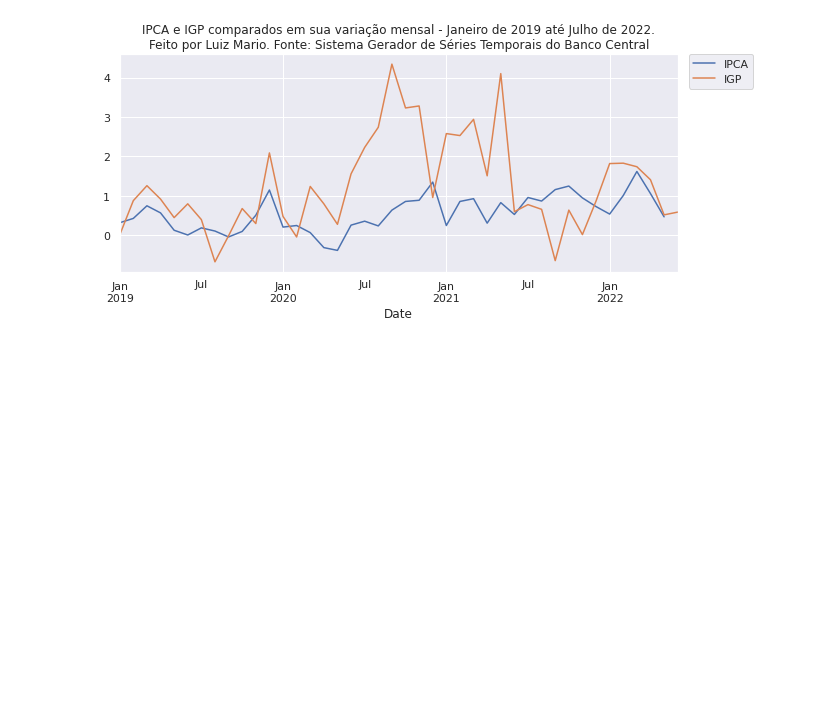
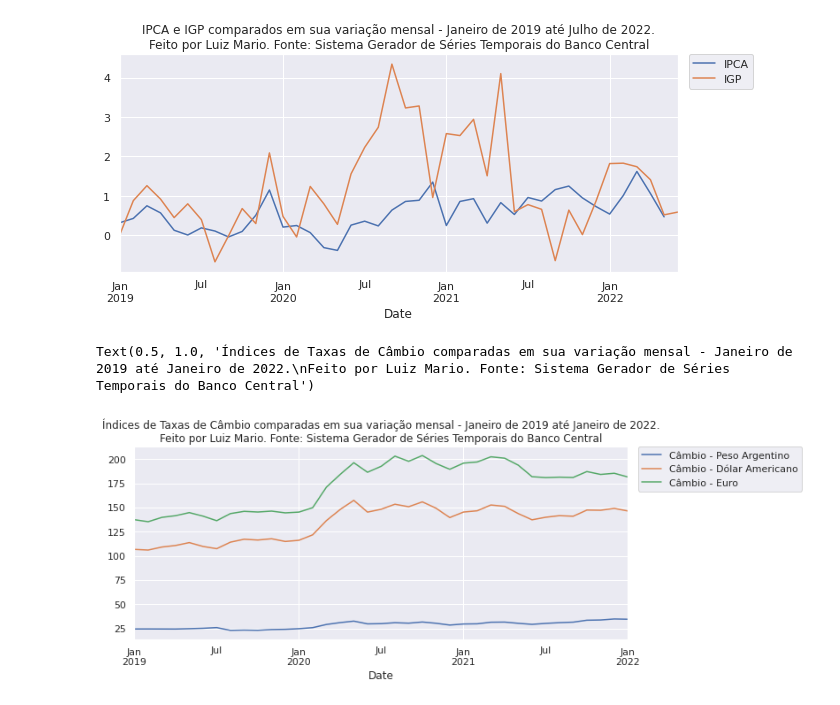
Before and after one commit to luizmarioags/Liga-de-Mercado-Financeiro-UnB, a Jupyter notebook: Graficos_LMF.ipynb, the cells around one changed output. Cells and saved outputs as stored; diff of their text form; code cells hidden in the pictures; blank space fills up the shorter version.

```diff
--- a/Graficos_LMF.ipynb
+++ b/Graficos_LMF.ipynb
@@ -79,3 +79,15 @@ plt.title('IPCA e IGP comparados em sua variação mensal - Janeiro de 2019 até
 # %% [output]
 Text(0.5, 1.0, 'IPCA e IGP comparados em sua variação mensal - Janeiro de 2019 até Julho de 2022.\nFeito por Luiz Mario. Fonte: Sistema Gerador de Séries Temporais do Banco Central')
 [figure]
+# %%
+# Gráfico câmbio comparado
+dados_cambio = sgs.get([11756,11753,11773], start ='2019-01-01')
+# Plotando o gráfico
+sns.set_theme()
+sns.set(rc={"figure.figsize":(10, 4)})
+dados_cambio.plot()
+plt.legend(labels = ["Câmbio - Peso Argentino","Câmbio - Dólar Americano","Câmbio - Euro"], loc = 'upper left', borderaxespad = 0,bbox_to_anchor=(1.02, 1))
+plt.title('Índices de Taxas de Câmbio comparadas em sua variação mensal - Janeiro de 2019 até Janeiro de 2022.\nFeito por Luiz Mario. Fonte: Sistema Gerador de Séries Temporais do Banco Central', loc='center')
+# %% [output]
+Text(0.5, 1.0, 'Índices de Taxas de Câmbio comparadas em sua variação mensal - Janeiro de 2019 até Janeiro de 2022.\nFeito por Luiz Mario. Fonte: Sistema Gerador de Séries Temporais do Banco Central')
+[figure, added]
```
Also changed, not shown: parts of 1 cell of this notebook.
